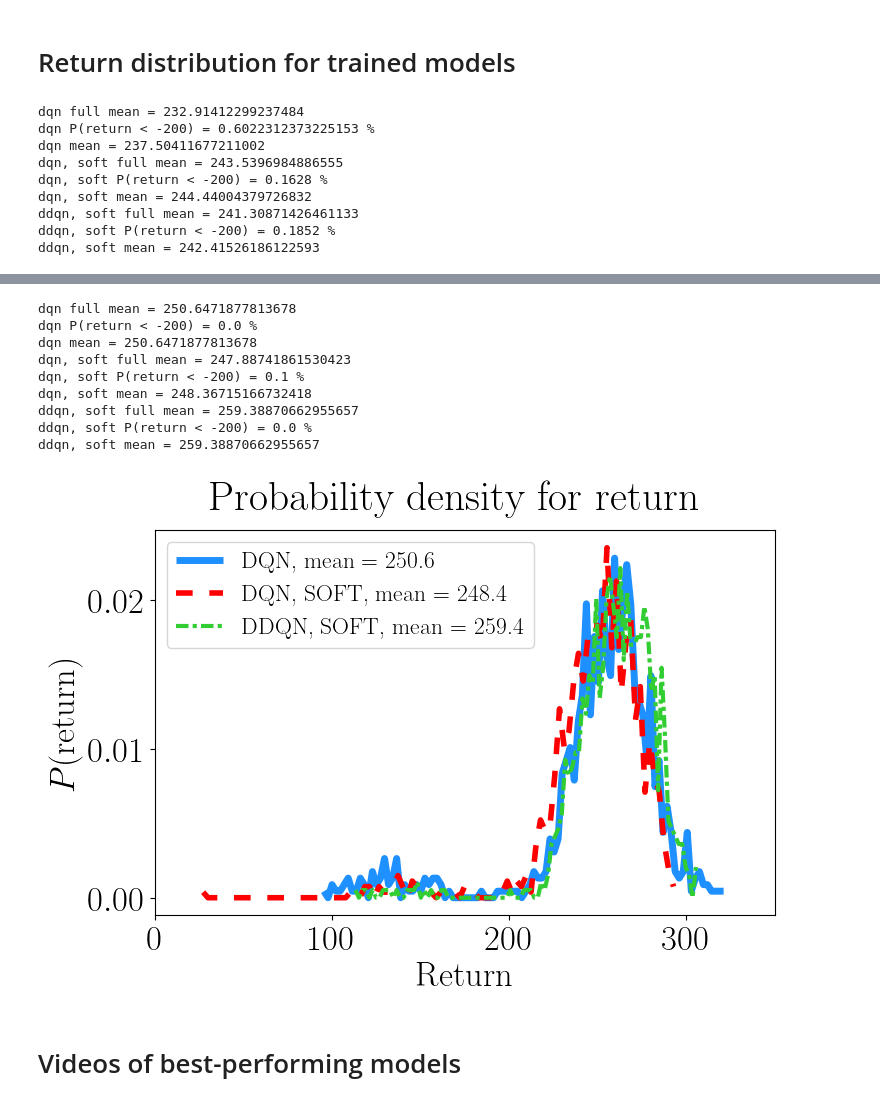
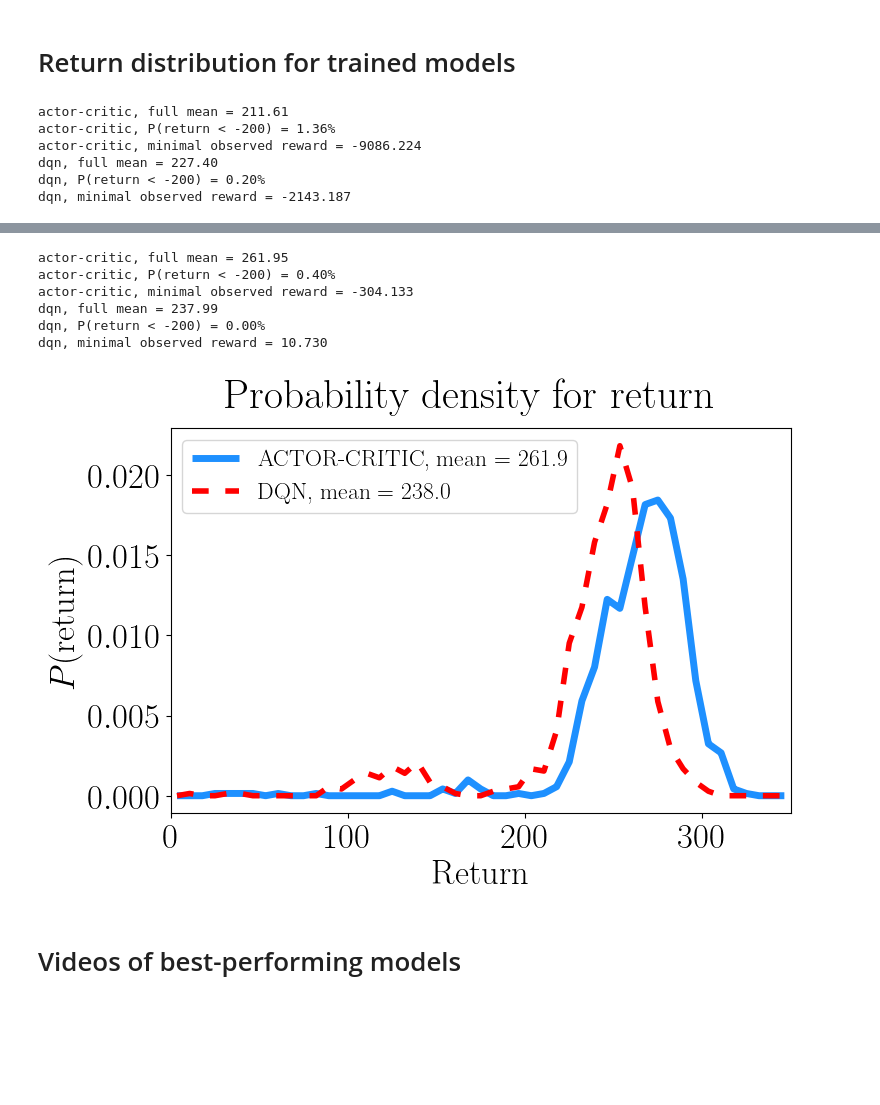
Before and after one commit to juliankappler/lunar-lander, a Jupyter notebook: trained_agents/plot_results.ipynb, the cells around one changed output, grey strips where cells are left out. Cells and saved outputs as stored; diff of their text form; code cells hidden in the pictures; blank space fills up the shorter version.

```diff
--- a/trained_agents/plot_results.ipynb
+++ b/trained_agents/plot_results.ipynb
@@ -200,17 +286,16 @@ plot_training_stats(save=True)
 # %% [markdown]
 # Return distribution for trained models
 # %%
-dashes = {'dqn':[1,0],
-                'dqn, soft':[3,3],
-                'ddqn, soft':[3,1,1,1]}
-linewidths = {'dqn':5,
-                'dqn, soft':4,
-                'ddqn, soft':3}
+dashes = {'actor-critic':[1,0],
+                'dqn':[3,3]
+                }
+linewidths = {'actor-critic':5,
+                'dqn':4
+                }
 
 best_models = {value:0 for value in algorithms.values()}
 
 def plot_returns(best_performing=False,save=False):
-        cutoff = -200
         #
         fig,ax = plt.subplots(1,1,figsize=(8,5))
         #
@@ -227,19 +312,26 @@ def plot_returns(best_performing=False,save=False):
                         #
                         xlims = [0,350]
                         filename = 'return_distribution_best'
+                        N_bin_edges = 50
                 else:
                         current_array = np.array( list(traj_return_per_episode[algorithm].values()))
                         xlims = [-200,350]
                         filename = 'return_distribution'
+                        N_bin_edges = 100
                 current_mean = np.mean(current_array)
-                print(algorithm,'full mean =',current_mean)
+                print('{0}, full mean = {1:3.2f}'.format(algorithm,current_mean))
+                cutoff = -200
                 mask = (current_array < cutoff)
-                print(algorithm,'P(return < -200) =',np.sum(mask)/np.prod(np.shape(mask))*100,'%')
-                current_array = current_array[~mask]
-                print(algorithm,'mean =',np.mean(current_array))
+                print('{0}, P(return < {1}) = {2:3.2f}%'.format(algorithm,cutoff,
+                        np.sum(mask)/np.prod(np.shape(mask))*100))
+                print('{0}, minimal observed reward = {1:3.3f}'.format(algorithm,
+                                np.min(current_array)))
+                #current_array = current_array[~mask]
+                #print(algorithm,'mean =',np.mean(current_array))
 
+                bin_edges = np.linspace(*xlims,num=N_bin_edges)
                 hist, bin_edges = np.histogram(current_array,density=True,
-                                                bins=100)
+                                                bins=bin_edges)
                 bin_centers = (bin_edges[1:] + bin_edges[:-1])/2
                 ax.plot(bin_centers,hist,
                        lw=linewidths[algorithm],
@@ -265,12 +357,9 @@ def plot_returns(best_performing=False,save=False):
 plot_returns(save=True)
 plot_returns(best_performing=True,save=True)
 # %% [output]
-dqn full mean = 232.91412299237484
-dqn P(return < -200) = 0.6022312373225153 %
-dqn mean = 237.50411677211002
-dqn, soft full mean = 243.5396984886555
-dqn, soft P(return < -200) = 0.1628 %
-dqn, soft mean = 244.44004379726832
-ddqn, soft full mean = 241.30871426461133
-ddqn, soft P(return < -200) = 0.1852 %
-ddqn, soft mean = 242.41526186122593
+actor-critic, full mean = 211.61
+actor-critic, P(return < -200) = 1.36%
+actor-critic, minimal observed reward = -9086.224
+dqn, full mean = 227.40
+dqn, P(return < -200) = 0.20%
+dqn, minimal observed reward = -2143.187
@@ -278,13 +367,10 @@ ddqn, soft mean = 242.41526186122593
-dqn full mean = 250.6471877813678
-dqn P(return < -200) = 0.0 %
-dqn mean = 250.6471877813678
-dqn, soft full mean = 247.88741861530423
-dqn, soft P(return < -200) = 0.1 %
-dqn, soft mean = 248.36715166732418
-ddqn, soft full mean = 259.38870662955657
-ddqn, soft P(return < -200) = 0.0 %
-ddqn, soft mean = 259.38870662955657
+actor-critic, full mean = 261.95
+actor-critic, P(return < -200) = 0.40%
+actor-critic, minimal observed reward = -304.133
+dqn, full mean = 237.99
+dqn, P(return < -200) = 0.00%
+dqn, minimal observed reward = 10.730
-[figure, old version]
+[figure, new version]
 # %% [markdown]
 # Videos of best-performing models
 # %%
```
Also changed, not shown: parts of 8 cells of this notebook, 5 other files.
